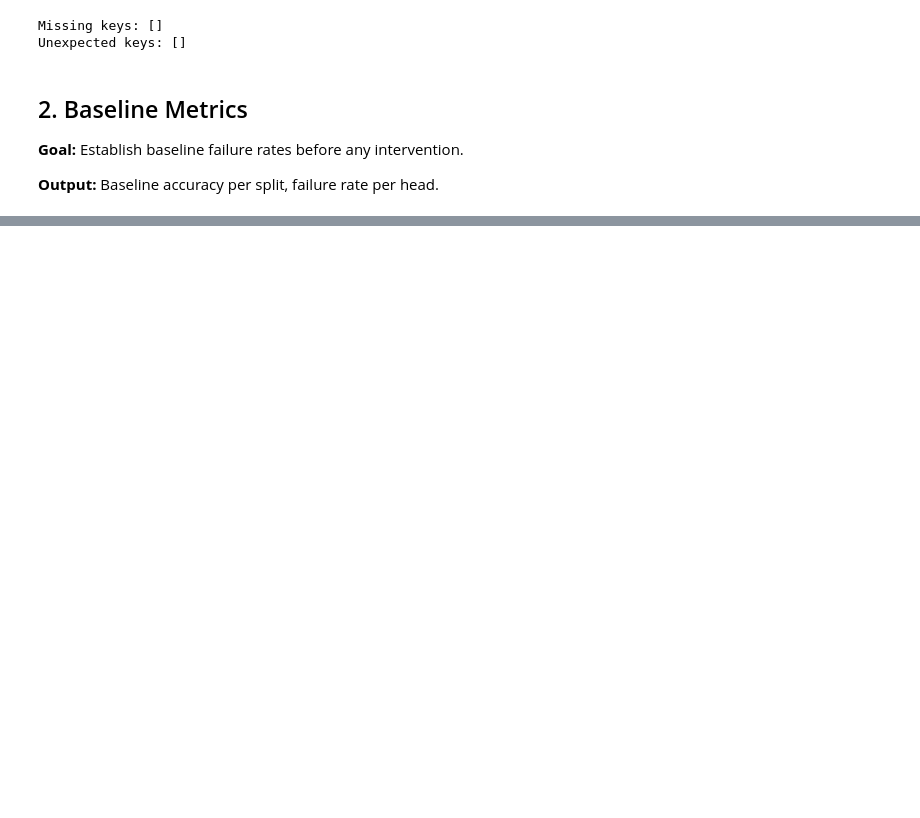
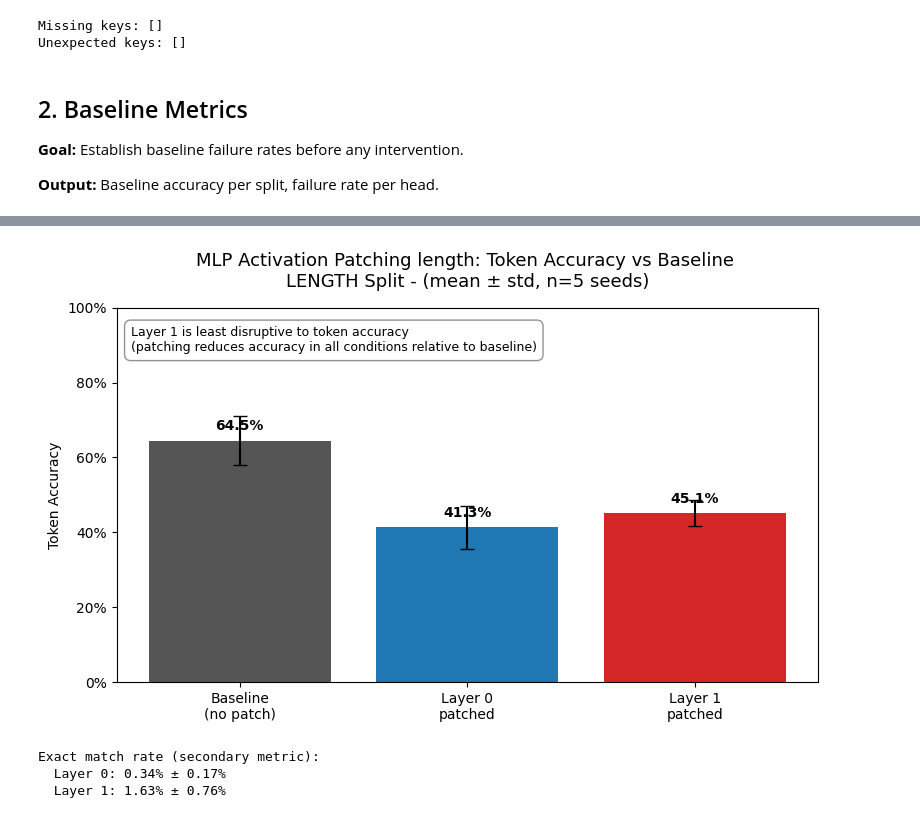
Before and after one commit to suehuynh/gpt2-mech-interp, a Jupyter notebook: notebooks/03_activation_patching.ipynb, the cells around one changed output, grey strips where cells are left out. Drawn from its saved outputs; the diff is of its cells as text; code cells hidden in the pictures; blank space fills up the shorter version.

```diff
--- a/notebooks/03_activation_patching.ipynb
+++ b/notebooks/03_activation_patching.ipynb
@@ -111,3 +134,17 @@ simple_failures.head()
+# %%
+for seed in seeds:
+    simple_data = parse_failure_log(f"../results/failure_cases/failure_cases_simple_seed{seed}.txt")
+    length_data = parse_failure_log(f"../results/failure_cases/failure_cases_length_seed{seed}.txt")
+    addprim_jump_data = parse_failure_log(f"../results/failure_cases/failure_cases_addprim_jump_seed{seed}.txt")
+
+    globals()[f"simple_data_seed{seed}"] = simple_data
+    globals()[f"length_data_seed{seed}"] = length_data
+    globals()[f"addprim_jump_data_seed{seed}"] = addprim_jump_data
+
+    globals()[f"all_failures_seed{seed}"] = pd.DataFrame(simple_data + length_data + addprim_jump_data)
+    globals()[f"simple_failures_seed{seed}"] = pd.DataFrame(simple_data)
+    globals()[f"length_failures_seed{seed}"] = pd.DataFrame(length_data)
+    globals()[f"addprim_jump_failures_seed{seed}"] = pd.DataFrame(addprim_jump_data)
 # %%
 hooked_cfg = HookedTransformerConfig(
     n_layers=2,
@@ -1084,0 +1324,14 @@ for split_name, failures in [
+# %%
+with open("../results/patching/cross_seed_summary_length.json") as f:
+    cross_seed_patching_results = json.load(f)
+
+aggregated_patching_length = aggregate_patching_results(cross_seed_patching_results)
+plot_layer_patching_comparison(aggregated_patching_length, split="length")
+
+with open("../results/patching/layer_comparison_aggregate_length.json", "w") as f:
+    json.dump(aggregated_patching_length, f, indent=2)
+# %% [output]
+[figure, added]
+Exact match rate (secondary metric):
+  Layer 0: 0.34% ± 0.17%
+  Layer 1: 1.63% ± 0.76%
```
Also changed, not shown: parts of 29 cells of this notebook, 1 other file.
